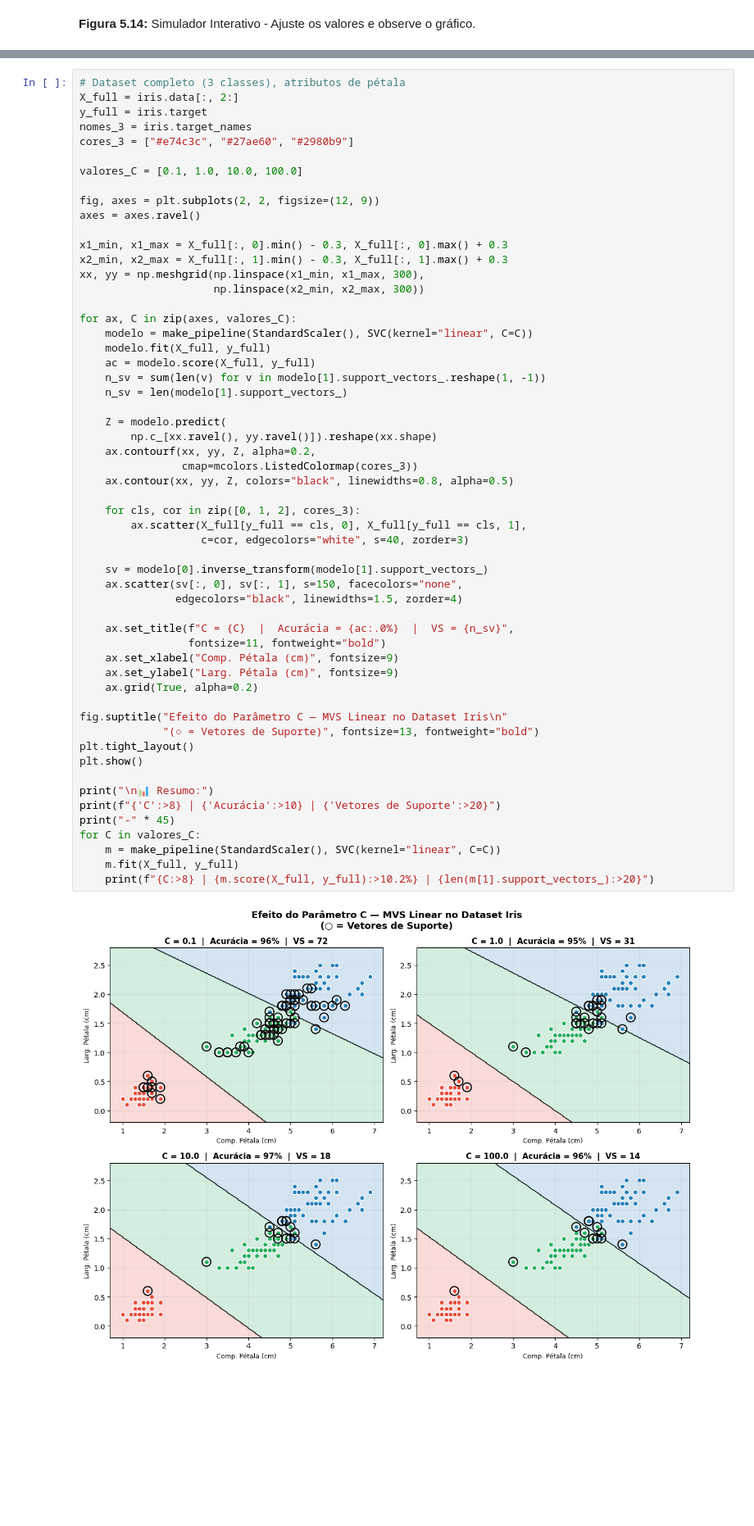
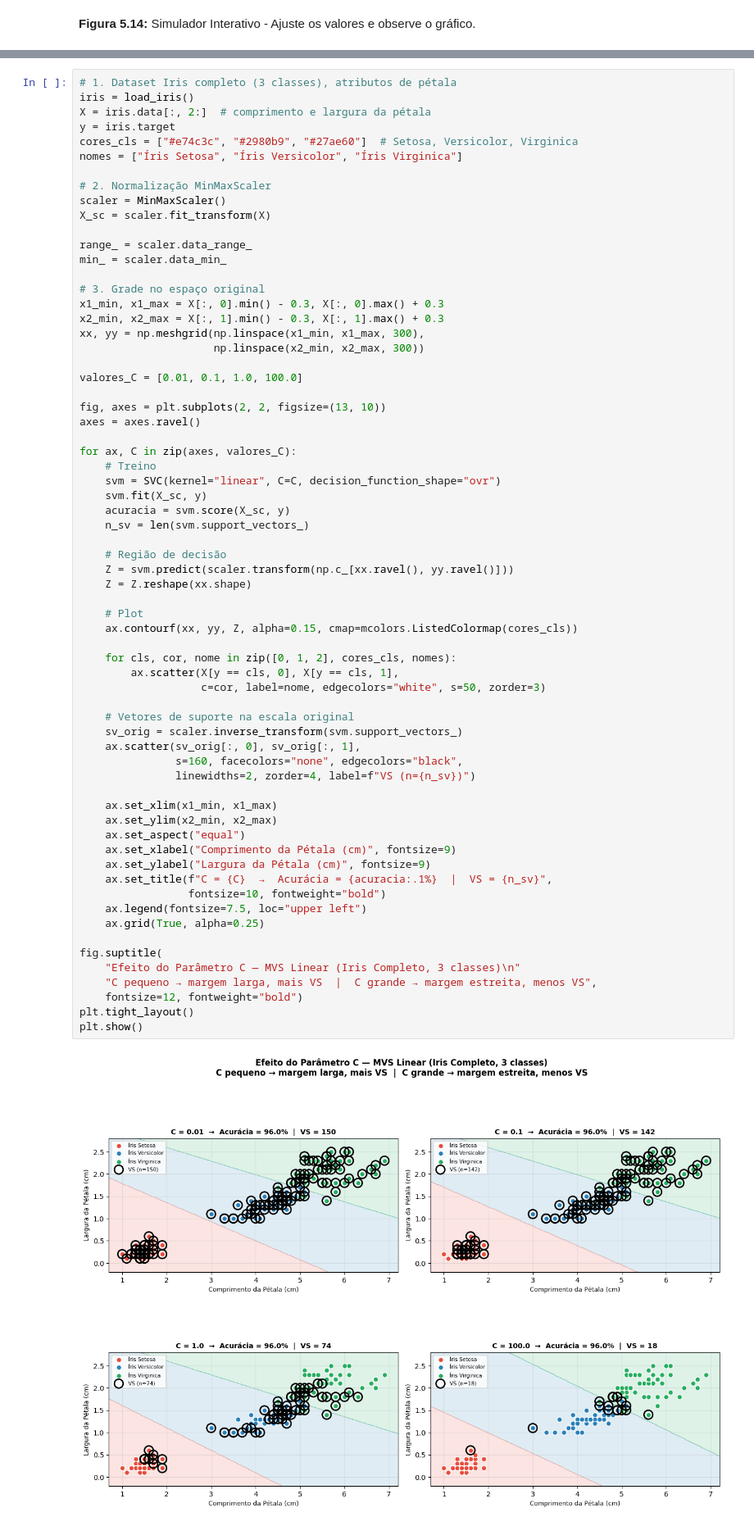
Before and after one commit to fzampirolli/si-md2, a Jupyter notebook: si-md2/notebooks_alunos/cap05/cap05_aluno.ipynb, the cells around one changed output, grey strips where cells are left out. Shown at 82% size. Cells and saved outputs as stored; diff of their text form; blank space fills up the shorter version.

```diff
--- a/si-md2/notebooks_alunos/cap05/cap05_aluno.ipynb
+++ b/si-md2/notebooks_alunos/cap05/cap05_aluno.ipynb
@@ -619,58 +628,68 @@ print(f"   Largura da margem : {2 / np.linalg.norm(w):.4f} (no espaço normaliza
 # %%
-# Dataset completo (3 classes), atributos de pétala
-X_full = iris.data[:, 2:]
-y_full = iris.target
-nomes_3 = iris.target_names
-cores_3 = ["#e74c3c", "#27ae60", "#2980b9"]
+# 1. Dataset Iris completo (3 classes), atributos de pétala
+iris = load_iris()
+X = iris.data[:, 2:]  # comprimento e largura da pétala
+y = iris.target
+cores_cls = ["#e74c3c", "#2980b9", "#27ae60"]  # Setosa, Versicolor, Virginica
+nomes = ["Íris Setosa", "Íris Versicolor", "Íris Virginica"]
 
-valores_C = [0.1, 1.0, 10.0, 100.0]
+# 2. Normalização MinMaxScaler
+scaler = MinMaxScaler()
+X_sc = scaler.fit_transform(X)
 
-fig, axes = plt.subplots(2, 2, figsize=(12, 9))
-axes = axes.ravel()
+range_ = scaler.data_range_
+min_ = scaler.data_min_
 
-x1_min, x1_max = X_full[:, 0].min() - 0.3, X_full[:, 0].max() + 0.3
-x2_min, x2_max = X_full[:, 1].min() - 0.3, X_full[:, 1].max() + 0.3
+# 3. Grade no espaço original
+x1_min, x1_max = X[:, 0].min() - 0.3, X[:, 0].max() + 0.3
+x2_min, x2_max = X[:, 1].min() - 0.3, X[:, 1].max() + 0.3
 xx, yy = np.meshgrid(np.linspace(x1_min, x1_max, 300),
                      np.linspace(x2_min, x2_max, 300))
 
+valores_C = [0.01, 0.1, 1.0, 100.0]
+
+fig, axes = plt.subplots(2, 2, figsize=(13, 10))
+axes = axes.ravel()
+
 for ax, C in zip(axes, valores_C):
-    modelo = make_pipeline(StandardScaler(), SVC(kernel="linear", C=C))
-    modelo.fit(X_full, y_full)
-    ac = modelo.score(X_full, y_full)
-    n_sv = sum(len(v) for v in modelo[1].support_vectors_.reshape(1, -1))
-    n_sv = len(modelo[1].support_vectors_)
+    # Treino
+    svm = SVC(kernel="linear", C=C, decision_function_shape="ovr")
+    svm.fit(X_sc, y)
+    acuracia = svm.score(X_sc, y)
+    n_sv = len(svm.support_vectors_)
 
-    Z = modelo.predict(
-        np.c_[xx.ravel(), yy.ravel()]).reshape(xx.shape)
-    ax.contourf(xx, yy, Z, alpha=0.2,
-                cmap=mcolors.ListedColormap(cores_3))
-    ax.contour(xx, yy, Z, colors="black", linewidths=0.8, alpha=0.5)
+    # Região de decisão
+    Z = svm.predict(scaler.transform(np.c_[xx.ravel(), yy.ravel()]))
+    Z = Z.reshape(xx.shape)
 
-    for cls, cor in zip([0, 1, 2], cores_3):
-        ax.scatter(X_full[y_full == cls, 0], X_full[y_full == cls, 1],
-                   c=cor, edgecolors="white", s=40, zorder=3)
+    # Plot
+    ax.contourf(xx, yy, Z, alpha=0.15, cmap=mcolors.ListedColormap(cores_cls))
 
-    sv = modelo[0].inverse_transform(modelo[1].support_vectors_)
-    ax.scatter(sv[:, 0], sv[:, 1], s=150, facecolors="none",
-               edgecolors="black", linewidths=1.5, zorder=4)
+    for cls, cor, nome in zip([0, 1, 2], cores_cls, nomes):
+        ax.scatter(X[y == cls, 0], X[y == cls, 1],
+                   c=cor, label=nome, edgecolors="white", s=50, zorder=3)
 
-    ax.set_title(f"C = {C}  |  Acurácia = {ac:.0%}  |  VS = {n_sv}",
-                 fontsize=11, fontweight="bold")
-    ax.set_xlabel("Comp. Pétala (cm)", fontsize=9)
-    ax.set_ylabel("Larg. Pétala (cm)", fontsize=9)
-    ax.grid(True, alpha=0.2)
+    # Vetores de suporte na escala original
+    sv_orig = scaler.inverse_transform(svm.support_vectors_)
+    ax.scatter(sv_orig[:, 0], sv_orig[:, 1],
+               s=160, facecolors="none", edgecolors="black",
+               linewidths=2, zorder=4, label=f"VS (n={n_sv})")
 
-fig.suptitle("Efeito do Parâmetro C — MVS Linear no Dataset Iris\n"
-             "(○ = Vetores de Suporte)", fontsize=13, fontweight="bold")
+    ax.set_xlim(x1_min, x1_max)
+    ax.set_ylim(x2_min, x2_max)
+    ax.set_aspect("equal")
+    ax.set_xlabel("Comprimento da Pétala (cm)", fontsize=9)
+    ax.set_ylabel("Largura da Pétala (cm)", fontsize=9)
+    ax.set_title(f"C = {C}  →  Acurácia = {acuracia:.1%}  |  VS = {n_sv}",
+                 fontsize=10, fontweight="bold")
+    ax.legend(fontsize=7.5, loc="upper left")
+    ax.grid(True, alpha=0.25)
+
+fig.suptitle(
+    "Efeito do Parâmetro C — MVS Linear (Iris Completo, 3 classes)\n"
+    "C pequeno → margem larga, mais VS  |  C grande → margem estreita, menos VS",
+    fontsize=12, fontweight="bold")
 plt.tight_layout()
 plt.show()
-
-print("\n📊 Resumo:")
-print(f"{'C':>8} | {'Acurácia':>10} | {'Vetores de Suporte':>20}")
-print("-" * 45)
-for C in valores_C:
-    m = make_pipeline(StandardScaler(), SVC(kernel="linear", C=C))
-    m.fit(X_full, y_full)
-    print(f"{C:>8} | {m.score(X_full, y_full):>10.2%} | {len(m[1].support_vectors_):>20}")
 # %% [output]
-[figure, old version]
+[figure, new version]
```
Also changed, not shown: parts of 11 cells of this notebook, 8 other files.
